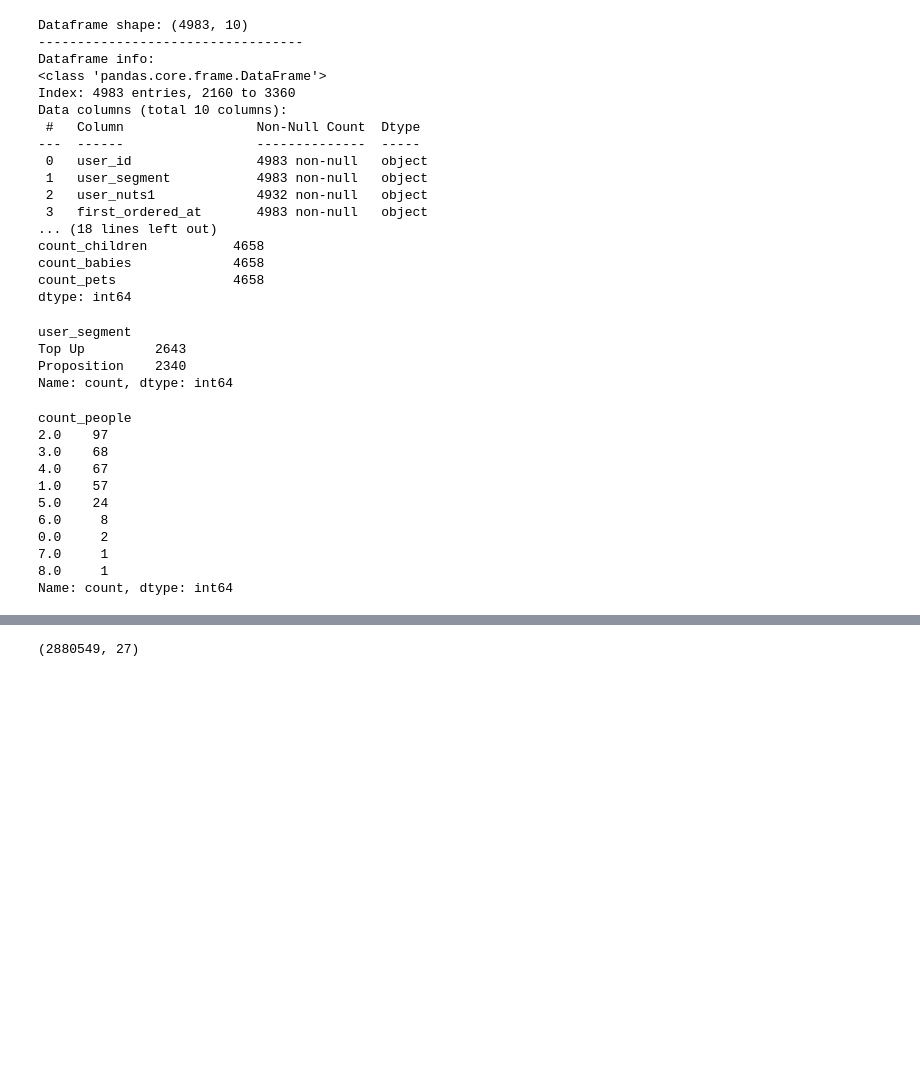
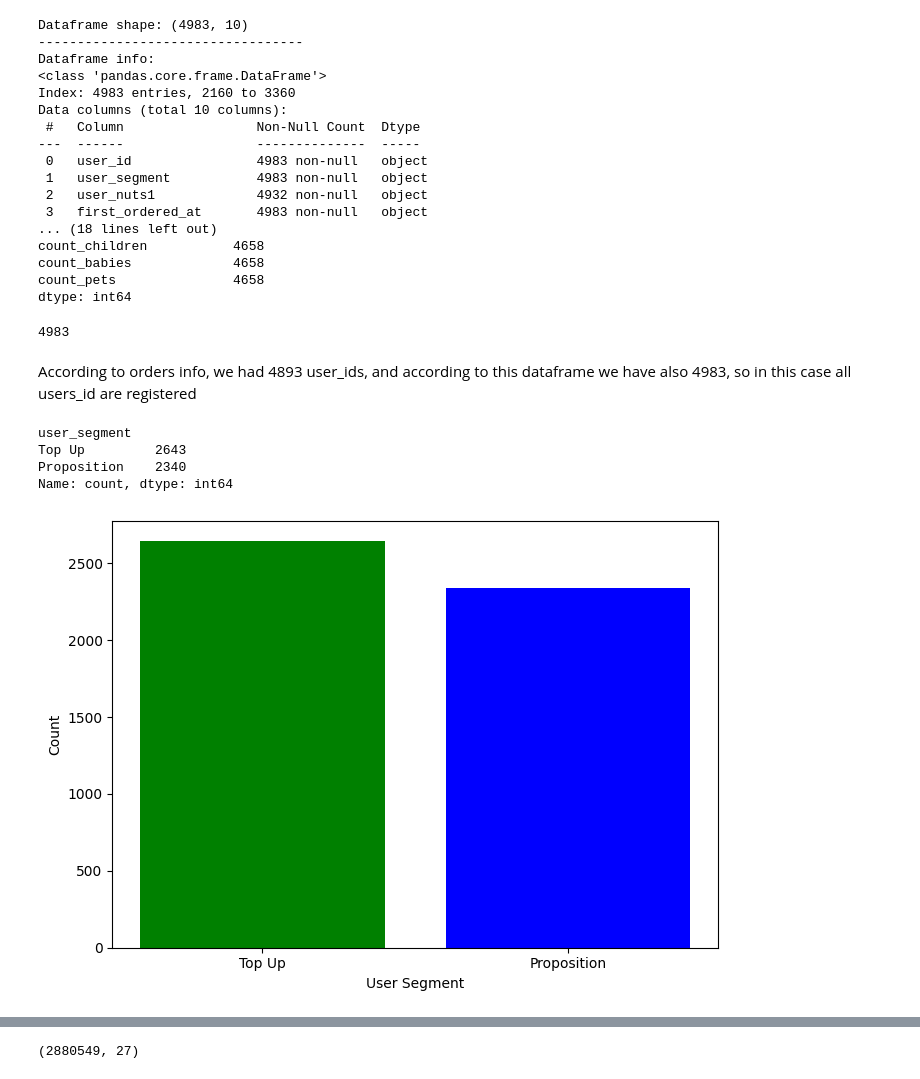
Before and after one commit to 10alexmarcos/zrive-ds, a Jupyter notebook: src/module_2/module_2_EDA.ipynb, the cells around one changed output, grey strips where cells are left out. Cells and saved outputs as stored; diff of their text form; code cells hidden in the pictures; blank space fills up the shorter version.

```diff
--- a/src/module_2/module_2_EDA.ipynb
+++ b/src/module_2/module_2_EDA.ipynb
@@ -882,24 +884,28 @@ count_children           4658
 count_babies             4658
 count_pets               4658
 dtype: int64
-# %%
-users_df['user_segment'].value_counts()
-# %% [output]
-user_segment
-Top Up         2643
-Proposition    2340
-Name: count, dtype: int64
-# %%
-users_df['count_people'].value_counts()
-# %% [output]
-count_people
-2.0    97
-3.0    68
-4.0    67
-1.0    57
-5.0    24
-6.0     8
-0.0     2
-7.0     1
-8.0     1
-Name: count, dtype: int64
+# %%
+#Unique clients
+unique_clients=orders_df['user_id'].value_counts()
+print(len(unique_clients))
+# %% [output]
+4983
+# %% [markdown]
+According to orders info, we had 4893 user_ids, and according to this dataframe we have also 4983, so in this case all users_id are registered
+# %%
+user_segment=users_df['user_segment'].value_counts()
+print(user_segment)
+
+plt.figure(figsize=(7,5))
+plt.bar(user_segment.index, user_segment.values, color=['green', 'blue'])
+plt.xlabel('User Segment')
+plt.ylabel('Count')
+
+plt.tight_layout()
+plt.show()
+# %% [output]
+user_segment
+Top Up         2643
+Proposition    2340
+Name: count, dtype: int64
+[figure, added]
```
Also changed, not shown: parts of 12 cells of this notebook.
